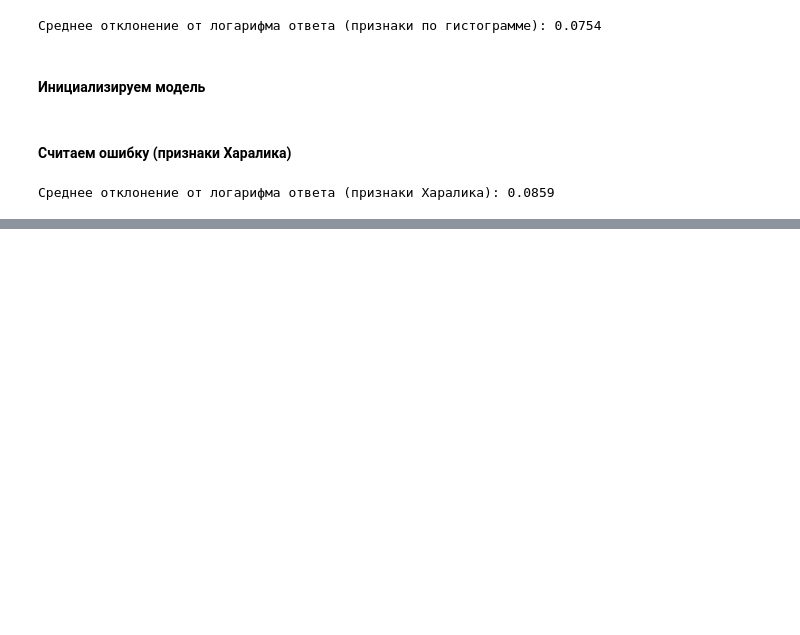
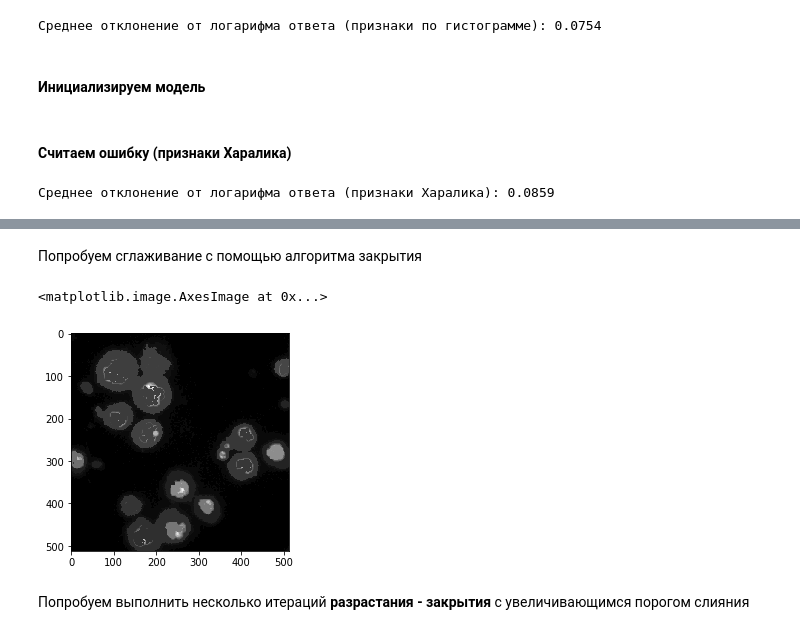
Before and after one commit to Essamirra/medical-images-processing, a Jupyter notebook: task.ipynb, the cells around one changed output, grey strips where cells are left out. Saved outputs shown, nothing was run; the diff lists cells and outputs as text; code cells hidden in the pictures; blank space fills up the shorter version.

```diff
--- a/task.ipynb
+++ b/task.ipynb
@@ -89,0 +114,10 @@ print('Среднее отклонение от логарифма ответа
+# %% [markdown]
+Попробуем сглаживание с помощью алгоритма закрытия
+# %%
+image = algorithm.region_growing(X[0].astype(np.float64) ** 0.5, threshold=0.25)
+plt.imshow(cv2.morphologyEx(image, cv2.MORPH_CLOSE, np.ones((3, 3),np.uint8)), cmap='gray')
+# %% [output]
+<matplotlib.image.AxesImage at 0x...>
+[figure, added]
+# %% [markdown]
+Попробуем выполнить несколько итераций <b>разрастания - закрытия</b> с увеличивающимся порогом слияния
```
Also changed, not shown: parts of 12 cells of this notebook, 1 other file.
